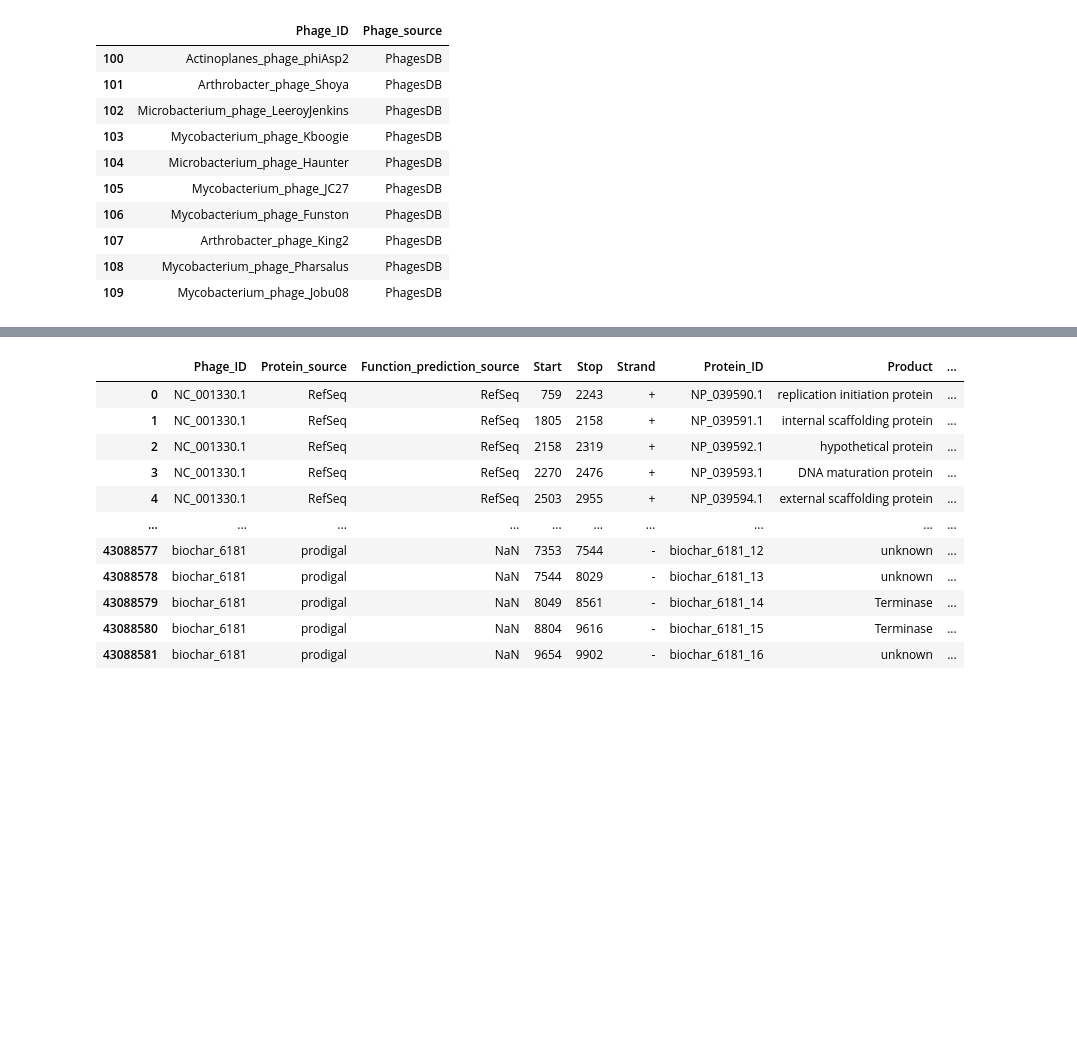
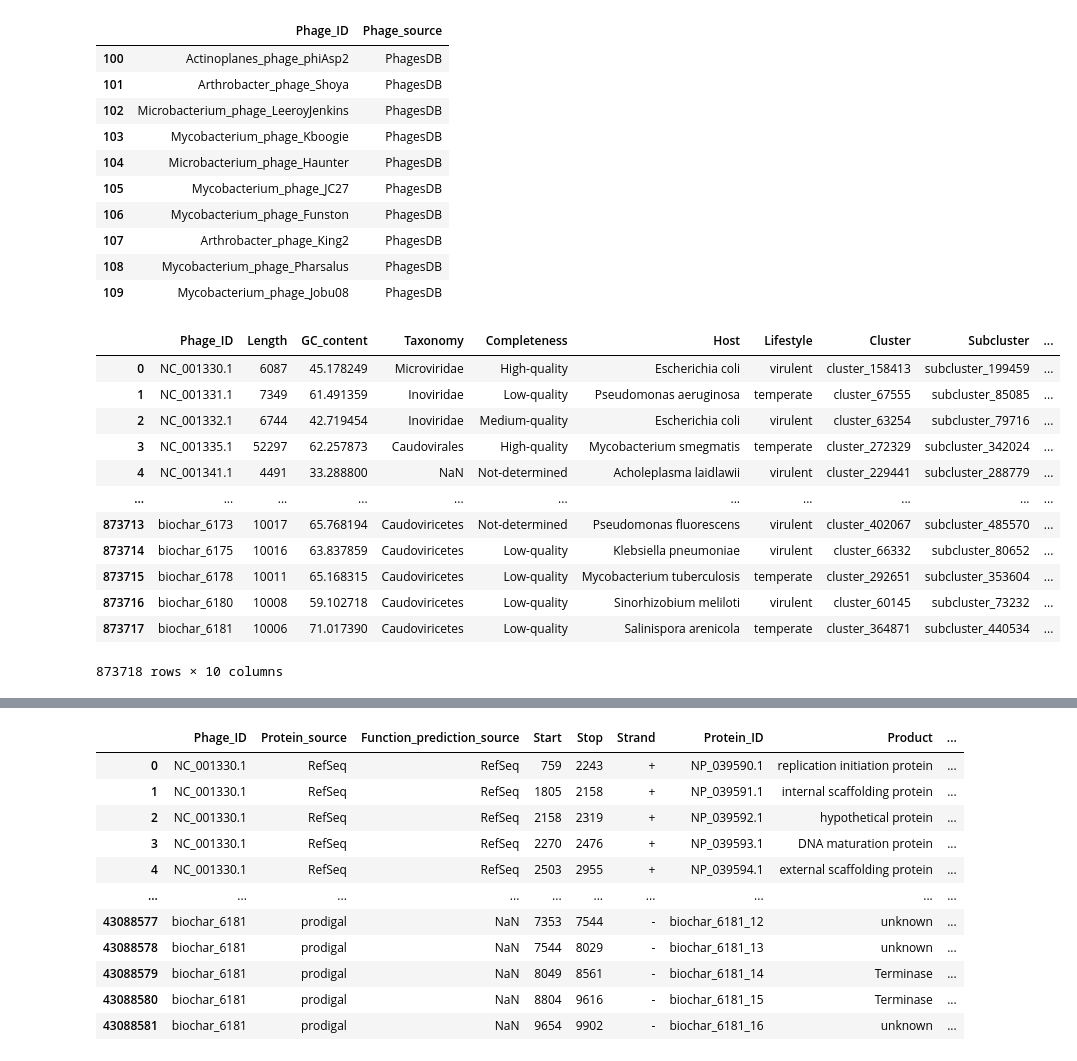
Before and after one commit to ThibaultSchowing/PBI-Scope, a Jupyter notebook: workflow/notebooks/expl_2_PhageScope.ipynb, the cells around one changed output, grey strips where cells are left out. Saved outputs shown, nothing was run; the diff lists cells and outputs as text; code cells hidden in the pictures; blank space fills up the shorter version.

```diff
--- a/workflow/notebooks/expl_2_PhageScope.ipynb
+++ b/workflow/notebooks/expl_2_PhageScope.ipynb
@@ -165,6 +165,22 @@ tmp[tmp['Phage_source'] == 'PhagesDB']
 | 107 | Arthrobacter_phage_King2 | PhagesDB |
 | 108 | Mycobacterium_phage_Pharsalus | PhagesDB |
 | 109 | Mycobacterium_phage_Jobu08 | PhagesDB |
+# %%
+phage_metadata
+# %% [output]
+|  | Phage_ID | Length | GC_content | Taxonomy | Completeness | Host | Lifestyle | Cluster | Subcluster | ... |
+| 0 | NC_001330.1 | 6087 | 45.178249 | Microviridae | High-quality | Escherichia coli | virulent | cluster_158413 | subcluster_199459 | ... |
+| 1 | NC_001331.1 | 7349 | 61.491359 | Inoviridae | Low-quality | Pseudomonas aeruginosa | temperate | cluster_67555 | subcluster_85085 | ... |
+| 2 | NC_001332.1 | 6744 | 42.719454 | Inoviridae | Medium-quality | Escherichia coli | virulent | cluster_63254 | subcluster_79716 | ... |
+| 3 | NC_001335.1 | 52297 | 62.257873 | Caudovirales | High-quality | Mycobacterium smegmatis | temperate | cluster_272329 | subcluster_342024 | ... |
+| 4 | NC_001341.1 | 4491 | 33.288800 | NaN | Not-determined | Acholeplasma laidlawii | virulent | cluster_229441 | subcluster_288779 | ... |
+| ... | ... | ... | ... | ... | ... | ... | ... | ... | ... | ... |
+| 873713 | biochar_6173 | 10017 | 65.768194 | Caudoviricetes | Not-determined | Pseudomonas fluorescens | virulent | cluster_402067 | subcluster_485570 | ... |
+| 873714 | biochar_6175 | 10016 | 63.837859 | Caudoviricetes | Low-quality | Klebsiella pneumoniae | virulent | cluster_66332 | subcluster_80652 | ... |
+| 873715 | biochar_6178 | 10011 | 65.168315 | Caudoviricetes | Low-quality | Mycobacterium tuberculosis | temperate | cluster_292651 | subcluster_353604 | ... |
+| 873716 | biochar_6180 | 10008 | 59.102718 | Caudoviricetes | Low-quality | Sinorhizobium meliloti | virulent | cluster_60145 | subcluster_73232 | ... |
+| 873717 | biochar_6181 | 10006 | 71.017390 | Caudoviricetes | Low-quality | Salinispora arenicola | temperate | cluster_364871 | subcluster_440534 | ... |
+873718 rows × 10 columns
 # %%
 sampled_phages
 # %% [output]
```
Also changed, not shown: 17 other files.
